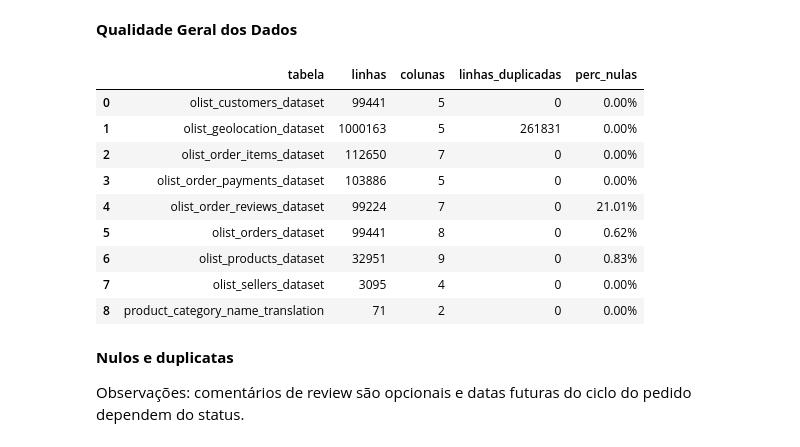
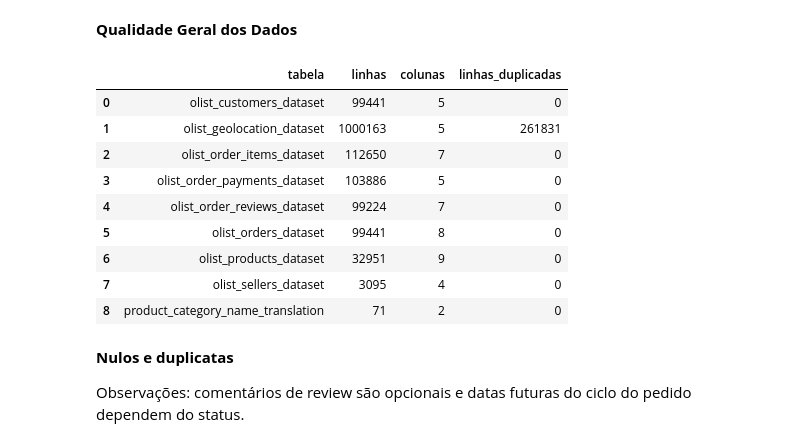
Before and after one commit to PedroReste/ifood_case_analytics_engineer, a Jupyter notebook: notebooks/01_data_quality.ipynb, the cells around one changed output. Saved outputs shown, nothing was run; the diff lists cells and outputs as text; code cells hidden in the pictures.

```diff
--- a/notebooks/01_data_quality.ipynb
+++ b/notebooks/01_data_quality.ipynb
@@ -122,22 +117,22 @@ pd.Series({
 # %%
 profiles = []
 frames = {}
 for file in sorted(SOURCE.glob('*.csv')):
     df = pd.read_csv(file, low_memory=False)
     frames[file.name] = df
-    profiles.append({'tabela': file.stem, 'linhas': len(df), 'colunas': df.shape[1], 'linhas_duplicadas': int(df.duplicated().sum()), 'perc_nulas': df.isna().mean().mean()})
+    profiles.append({'tabela': file.stem, 'linhas': len(df), 'colunas': df.shape[1], 'linhas_duplicadas': int(df.duplicated().sum())})
 pd.DataFrame(profiles).style.format({'perc_nulas': '{:.2%}'})
 # %% [output]
-|  | tabela | linhas | colunas | linhas_duplicadas | perc_nulas |
-| 0 | olist_customers_dataset | 99441 | 5 | 0 | 0.00% |
-| 1 | olist_geolocation_dataset | 1000163 | 5 | 261831 | 0.00% |
-| 2 | olist_order_items_dataset | 112650 | 7 | 0 | 0.00% |
-| 3 | olist_order_payments_dataset | 103886 | 5 | 0 | 0.00% |
-| 4 | olist_order_reviews_dataset | 99224 | 7 | 0 | 21.01% |
-| 5 | olist_orders_dataset | 99441 | 8 | 0 | 0.62% |
-| 6 | olist_products_dataset | 32951 | 9 | 0 | 0.83% |
-| 7 | olist_sellers_dataset | 3095 | 4 | 0 | 0.00% |
-| 8 | product_category_name_translation | 71 | 2 | 0 | 0.00% |
+|  | tabela | linhas | colunas | linhas_duplicadas |
+| 0 | olist_customers_dataset | 99441 | 5 | 0 |
+| 1 | olist_geolocation_dataset | 1000163 | 5 | 261831 |
+| 2 | olist_order_items_dataset | 112650 | 7 | 0 |
+| 3 | olist_order_payments_dataset | 103886 | 5 | 0 |
+| 4 | olist_order_reviews_dataset | 99224 | 7 | 0 |
+| 5 | olist_orders_dataset | 99441 | 8 | 0 |
+| 6 | olist_products_dataset | 32951 | 9 | 0 |
+| 7 | olist_sellers_dataset | 3095 | 4 | 0 |
+| 8 | product_category_name_translation | 71 | 2 | 0 |
 # %% [markdown]
 **Nulos e duplicatas**
 
```
Also changed, not shown: parts of 2 cells of this notebook, 3 other files.
